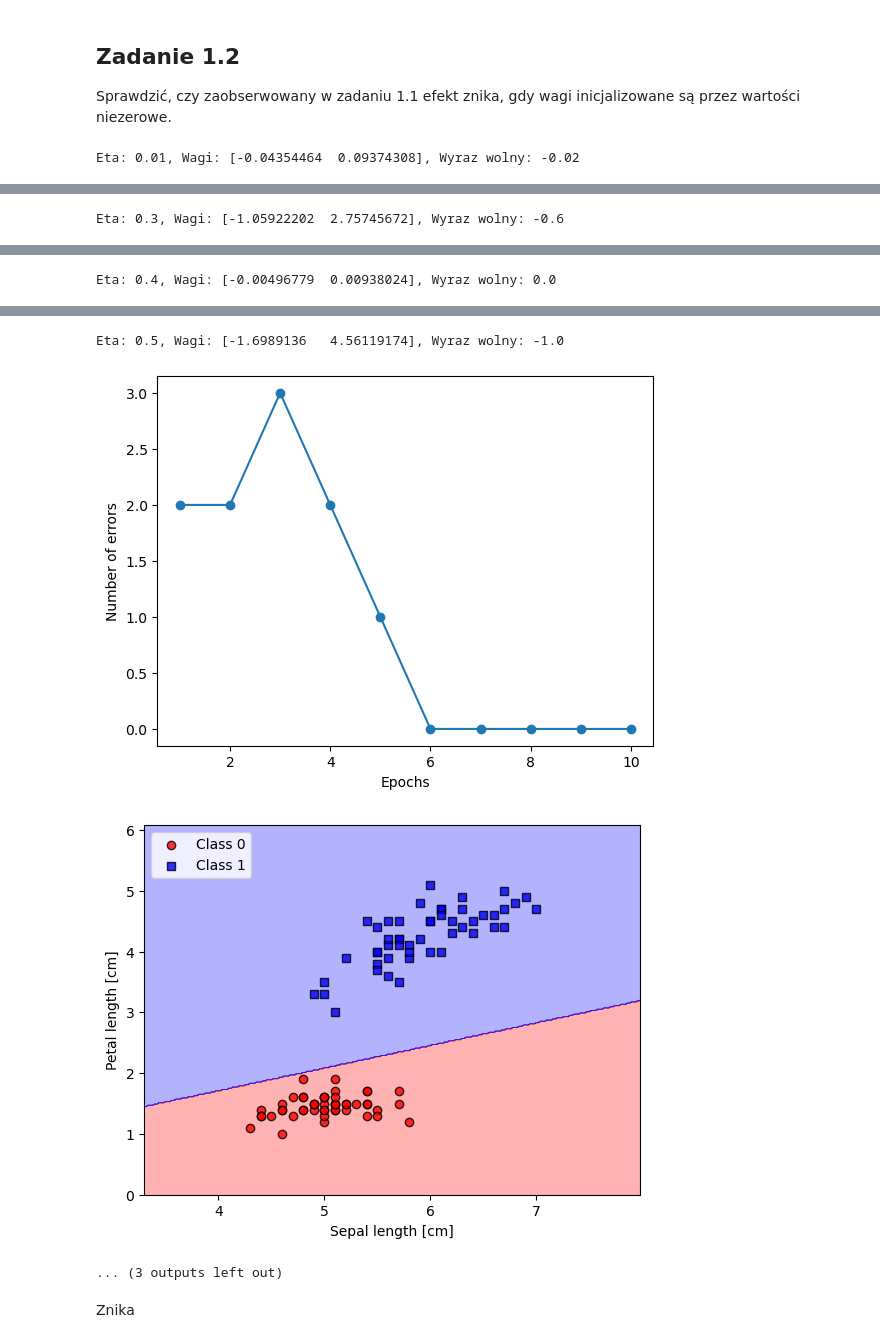
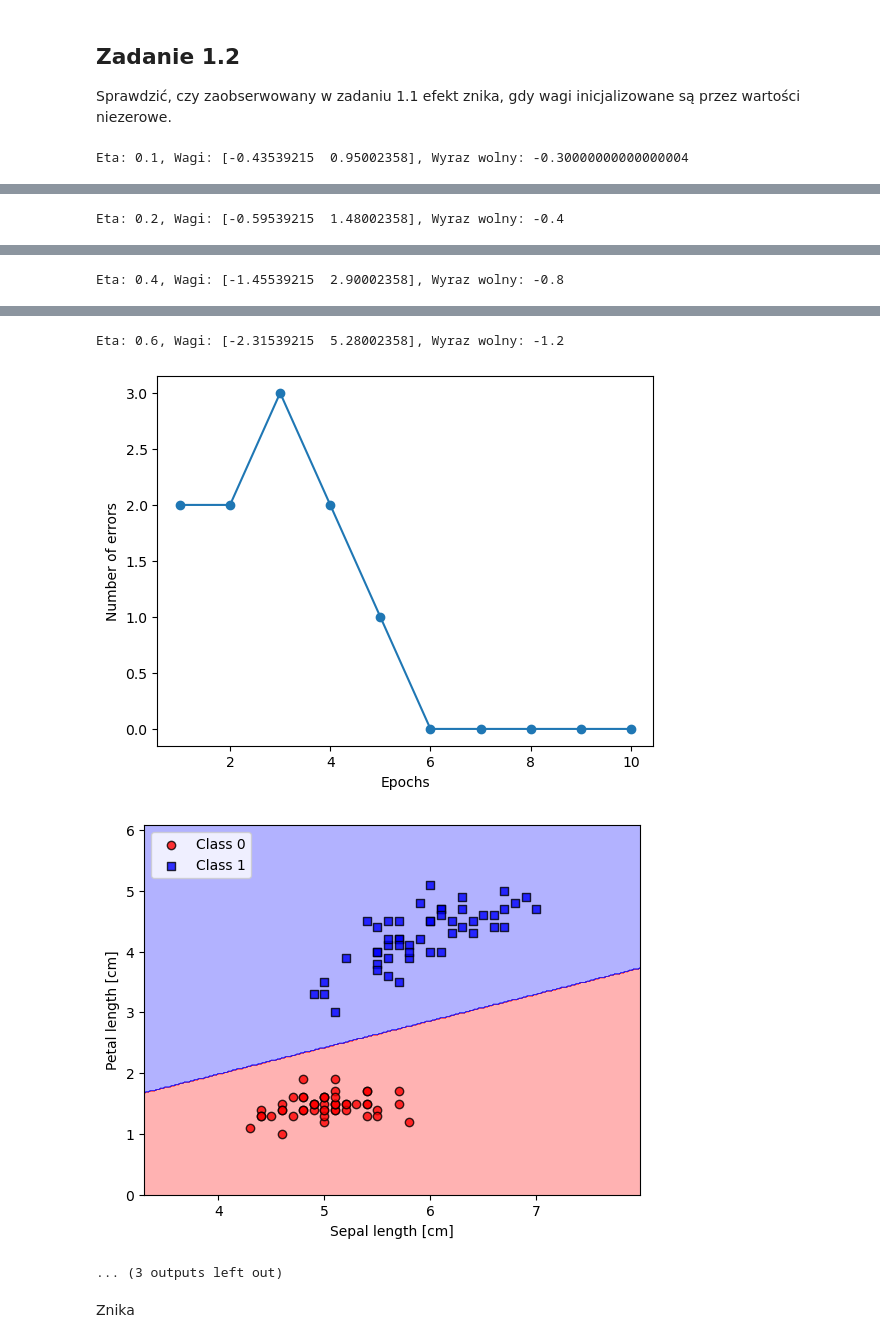
Before and after one commit to klambq/Sieci_Neuronowe_i_DL, a Jupyter notebook: laby/SNiDL_l1_v.1.0.0.ipynb, the cells around one changed output, grey strips where cells are left out. Cells and saved outputs as stored; diff of their text form; code cells hidden in the pictures.

```diff
--- a/laby/SNiDL_l1_v.1.0.0.ipynb
+++ b/laby/SNiDL_l1_v.1.0.0.ipynb
@@ -149,9 +140,15 @@ y = np.where(y == 'Iris-setosa', 0, 1)
 X = df.iloc[0:100, [0, 2]].values
 # %%
 eta_val = [0.1,0.2,0.4,0.6,0.8]
-for eta_ in eta_val:
+for i,eta_ in enumerate(eta_val):
+    X_copy = X.copy()
+    y_copy = y.copy()
+    np.random.seed(np.random.randint(1, 2**(i+1)))
+    indices = np.random.permutation(len(X_copy))
+    X_shuffled = X_copy[indices]
+    y_shuffled = y_copy[indices]
     ppn = Perceptron(eta= eta_ , n_iter=10, random_state = np.random.randint(1, 2137))
-    ppn.fit(X, y)
+    ppn.fit(X_shuffled, y_shuffled)
     print(f"Eta: {eta_}, Wagi: {ppn.w_}, Wyraz wolny: {ppn.b_}")
     plt.figure()
     plt.plot(range(1, len(ppn.errors_) + 1), ppn.errors_, marker='o')
@@ -232,7 +229,7 @@ class Perceptron:
 
         """
         rgen = np.random.RandomState(self.random_state)  # Generator liczb losowych NumPy, zainicjalizowany przez użytkownika
-        self.w_ = rgen.normal(loc=0.0, scale=0.01, size=X.shape[1])  # Inicjalizacja wag z rozkładu normalnego
+        self.w_ = rgen.normal(loc=0.0, scale=0.15, size=X.shape[1])  # Inicjalizacja wag z rozkładu normalnego
         self.b_ = np.float_(0.)  # Ustawienie wartości wyrazu wolnego na 0
 
         self.errors_ = []
@@ -255,9 +252,9 @@ class Perceptron:
         """Return class label after unit step"""
         return np.where(self.net_input(X) >= 0.0, 1, 0)  # Jeśli wynik z net_input >= 0, przypisuje etykietę klasy 1, w p.p. 0
 # %%
-eta_val = [0.01,0.3,0.4,0.5,1.0]
-for i, eta_ in enumerate(eta_val):
-    ppn = Perceptron(eta= eta_ , n_iter=10, random_state = np.random.randint(1, 2137) )
+eta_val = [0.1,0.2,0.4,0.6,0.8]
+for eta_ in eta_val:
+    ppn = Perceptron(eta= eta_ , n_iter=10, random_state = 0)
     ppn.fit(X, y)
     print(f"Eta: {eta_}, Wagi: {ppn.w_}, Wyraz wolny: {ppn.b_}")
     plt.figure()
@@ -273,4 +270,4 @@ for i, eta_ in enumerate(eta_val):
     plt.legend(loc='upper left')
     plt.show()
 # %% [output]
-Eta: 0.01, Wagi: [-0.04354464  0.09374308], Wyraz wolny: -0.02
+Eta: 0.1, Wagi: [-0.43539215  0.95002358], Wyraz wolny: -0.30000000000000004
@@ -279 +276 @@ Eta: 0.01, Wagi: [-0.04354464  0.09374308], Wyraz wolny: -0.02
-Eta: 0.3, Wagi: [-1.05922202  2.75745672], Wyraz wolny: -0.6
+Eta: 0.2, Wagi: [-0.59539215  1.48002358], Wyraz wolny: -0.4
@@ -282 +279 @@ Eta: 0.3, Wagi: [-1.05922202  2.75745672], Wyraz wolny: -0.6
-Eta: 0.4, Wagi: [-0.00496779  0.00938024], Wyraz wolny: 0.0
+Eta: 0.4, Wagi: [-1.45539215  2.90002358], Wyraz wolny: -0.8
@@ -285,6 +282,6 @@ Eta: 0.4, Wagi: [-0.00496779  0.00938024], Wyraz wolny: 0.0
-Eta: 0.5, Wagi: [-1.6989136   4.56119174], Wyraz wolny: -1.0
+Eta: 0.6, Wagi: [-2.31539215  5.28002358], Wyraz wolny: -1.2
 [figure]
-[figure, old version]
+[figure, new version]
 ... (3 outputs left out)
 # %% [markdown]
 Znika
```
Also changed, not shown: parts of 3 cells of this notebook, 1 other file.
